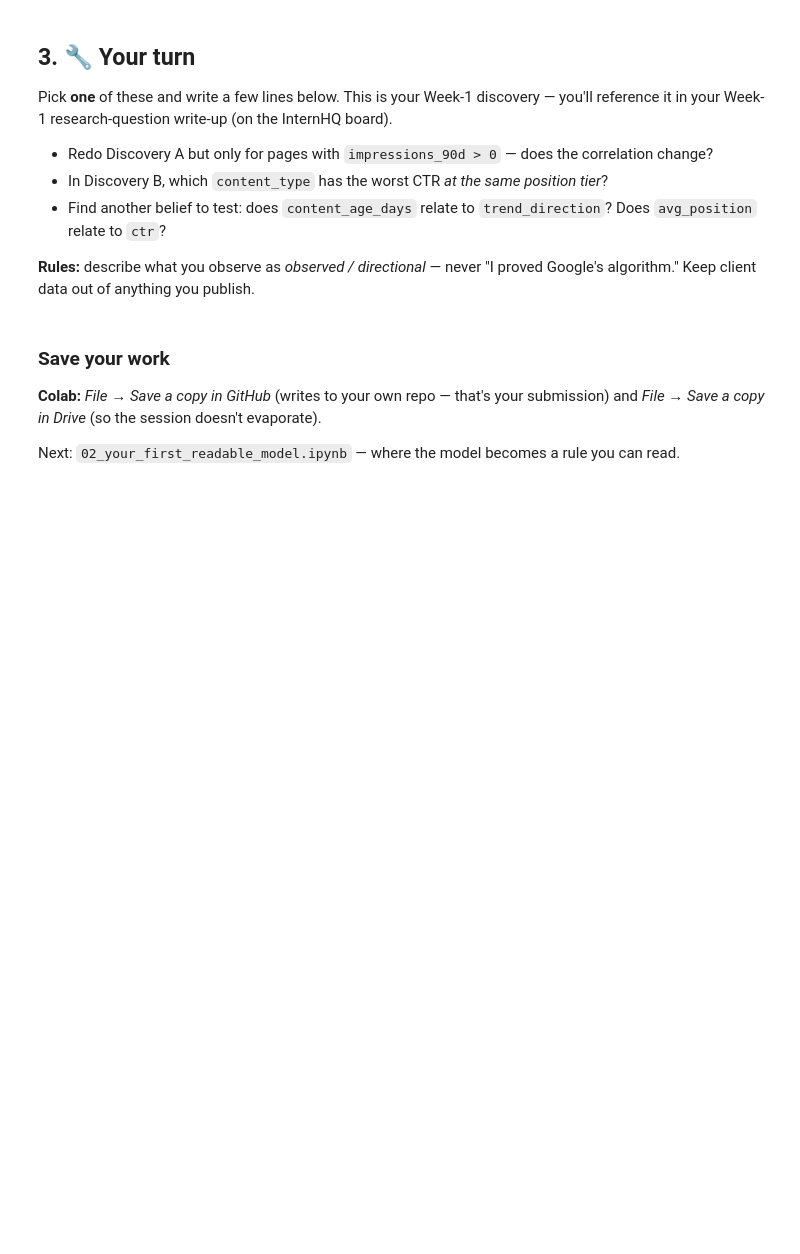
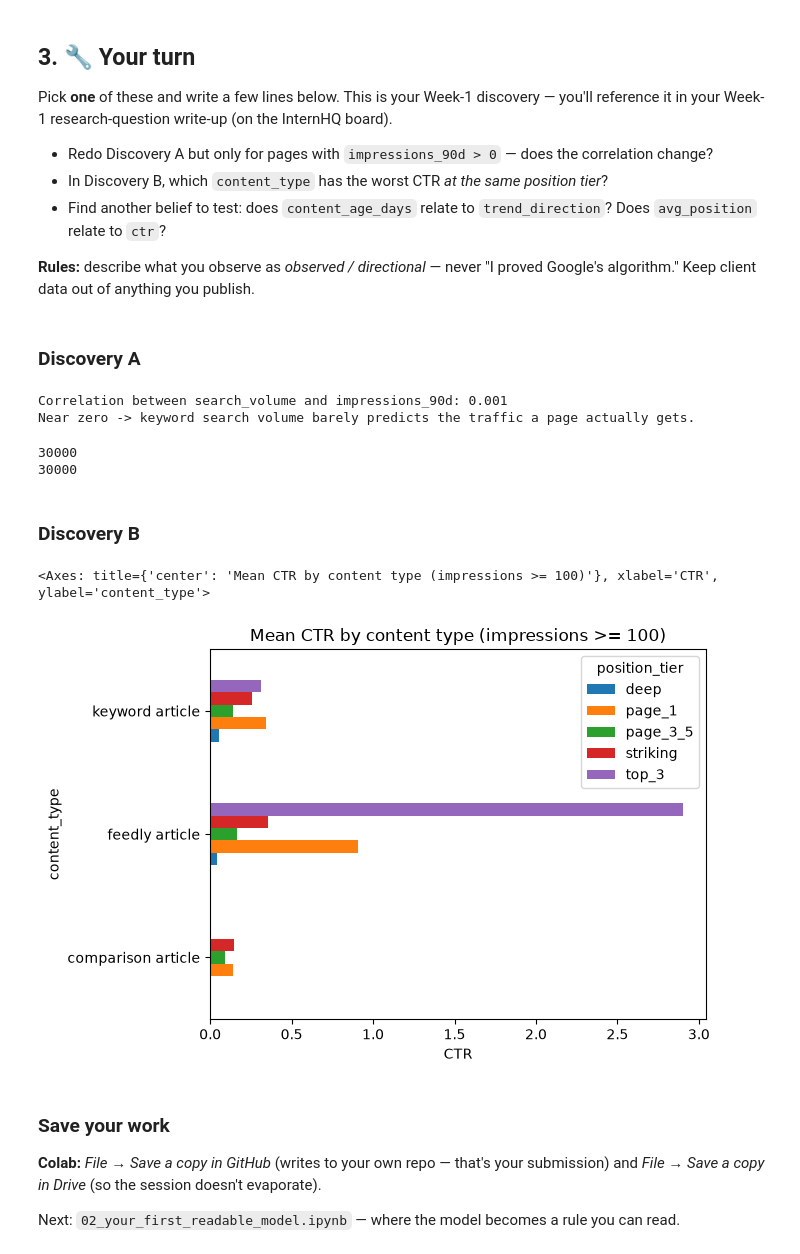
Before and after one commit to cdevaleriano/search-discovery, a Jupyter notebook: notebooks/01_first_look_and_discovery.ipynb, the cells around one changed output. Saved outputs shown, nothing was run; the diff lists cells and outputs as text; code cells hidden in the pictures; blank space fills up the shorter version.

```diff
--- a/notebooks/01_first_look_and_discovery.ipynb
+++ b/notebooks/01_first_look_and_discovery.ipynb
@@ -97,8 +151,32 @@ Pick **one** of these and write a few lines below. This is your Week-1 discovery
 - Find another belief to test: does `content_age_days` relate to `trend_direction`? Does `avg_position` relate to `ctr`?
 
 **Rules:** describe what you observe as *observed / directional* — never "I proved Google's algorithm." Keep client data out of anything you publish.
+# %% [markdown]
+### Discovery A
 # %%
 # Your discovery here
+corr = df["search_volume"].corr(df["impressions_90d"][df["impressions_90d"] > 0])
+print(f"Correlation between search_volume and impressions_90d > 1: {corr:.3f}")
+print("The correlation did not change because all values under the impression_90d are greater than 0 as shown in the next box.")
+# %% [output]
+Correlation between search_volume and impressions_90d: 0.001
+Near zero -> keyword search volume barely predicts the traffic a page actually gets.
+# %%
+print(len(df["impressions_90d"]))
+print(len(df["impressions_90d"][df["impressions_90d"] > 0]))
+# %% [output]
+30000
+30000
+# %% [markdown]
+### Discovery B
+# %%
+visible = df[df["impressions_90d"] >= 100]
+ctr_by_cont = visible.groupby(["content_type", "position_tier"])["ctr"].mean().sort_values(ascending = False).to_frame()
+
+ctr_by_cont.pivot_table(index = "content_type", columns = "position_tier", values = "ctr").plot(kind="barh", title="Mean CTR by content type (impressions >= 100)", xlabel="CTR")
+# %% [output]
+<Axes: title={'center': 'Mean CTR by content type (impressions >= 100)'}, xlabel='CTR', ylabel='content_type'>
+[figure, added]
 # %% [markdown]
 ### Save your work
 **Colab:** *File → Save a copy in GitHub* (writes to your own repo — that's your submission) and *File → Save a copy in Drive* (so the session doesn't evaporate).
```
Also changed, not shown: parts of 7 cells of this notebook, 8 other files.
